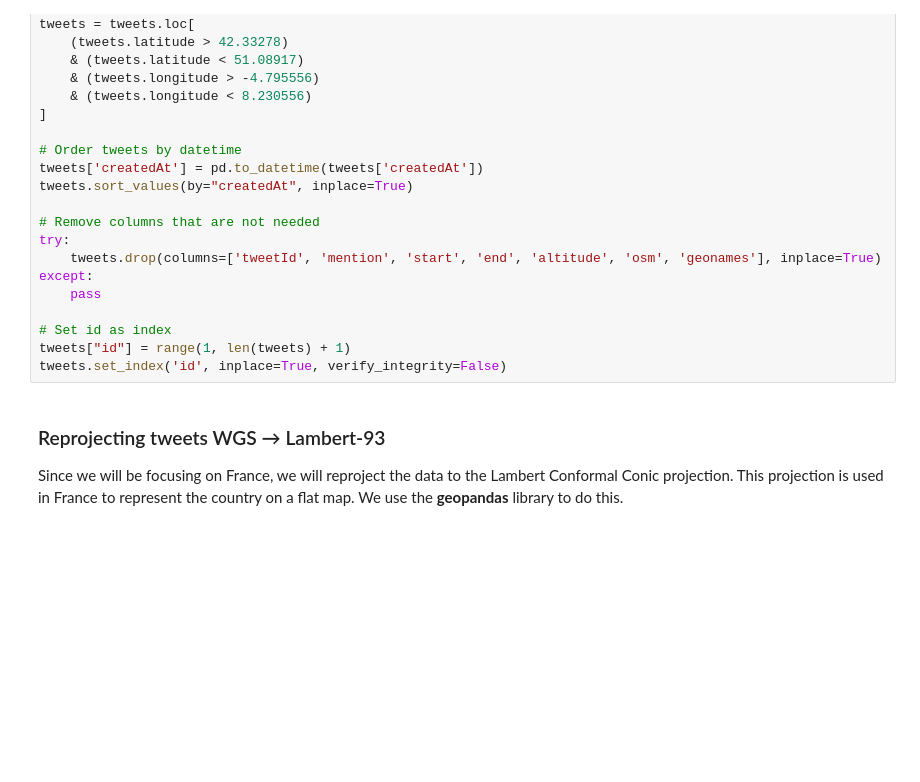
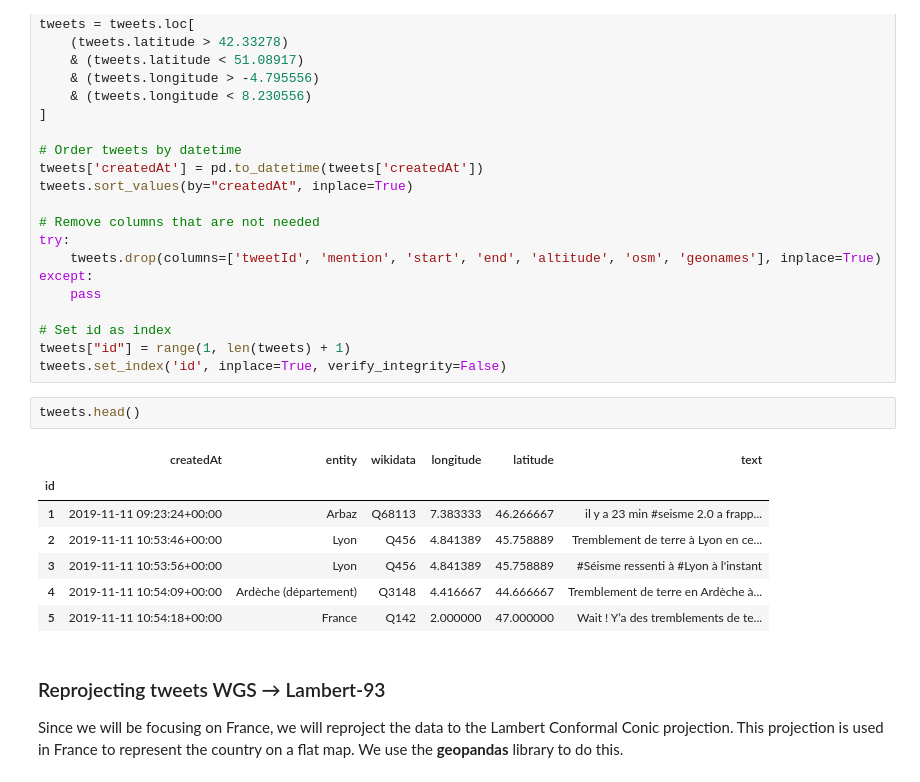
Before and after one commit to lletassey/clustering-tweets-earthquake, a Jupyter notebook: notebooks/algos/stdbscan.ipynb, the cells around one changed output. Saved outputs shown, nothing was run; the diff lists cells and outputs as text; blank space fills up the shorter version.

```diff
--- a/notebooks/algos/stdbscan.ipynb
+++ b/notebooks/algos/stdbscan.ipynb
@@ -84,6 +84,16 @@ except:
 # Set id as index
 tweets["id"] = range(1, len(tweets) + 1)
 tweets.set_index('id', inplace=True, verify_integrity=False)
+# %%
+tweets.head()
+# %% [output]
+|  | createdAt | entity | wikidata | longitude | latitude | text |
+| id |  |  |  |  |  |  |
+| 1 | 2019-11-11 09:23:24+00:00 | Arbaz | Q68113 | 7.383333 | 46.266667 | il y a 23 min #seisme 2.0 a frapp... |
+| 2 | 2019-11-11 10:53:46+00:00 | Lyon | Q456 | 4.841389 | 45.758889 | Tremblement de terre à Lyon en ce... |
+| 3 | 2019-11-11 10:53:56+00:00 | Lyon | Q456 | 4.841389 | 45.758889 | #Séisme ressenti à #Lyon à l'instant |
+| 4 | 2019-11-11 10:54:09+00:00 | Ardèche (département) | Q3148 | 4.416667 | 44.666667 | Tremblement de terre en Ardèche à... |
+| 5 | 2019-11-11 10:54:18+00:00 | France | Q142 | 2.000000 | 47.000000 | Wait ! Y’a des tremblements de te... |
 # %% [markdown]
 ### Reprojecting tweets WGS → Lambert-93
 
```
Also changed, not shown: parts of 10 cells of this notebook, 2 other files.
